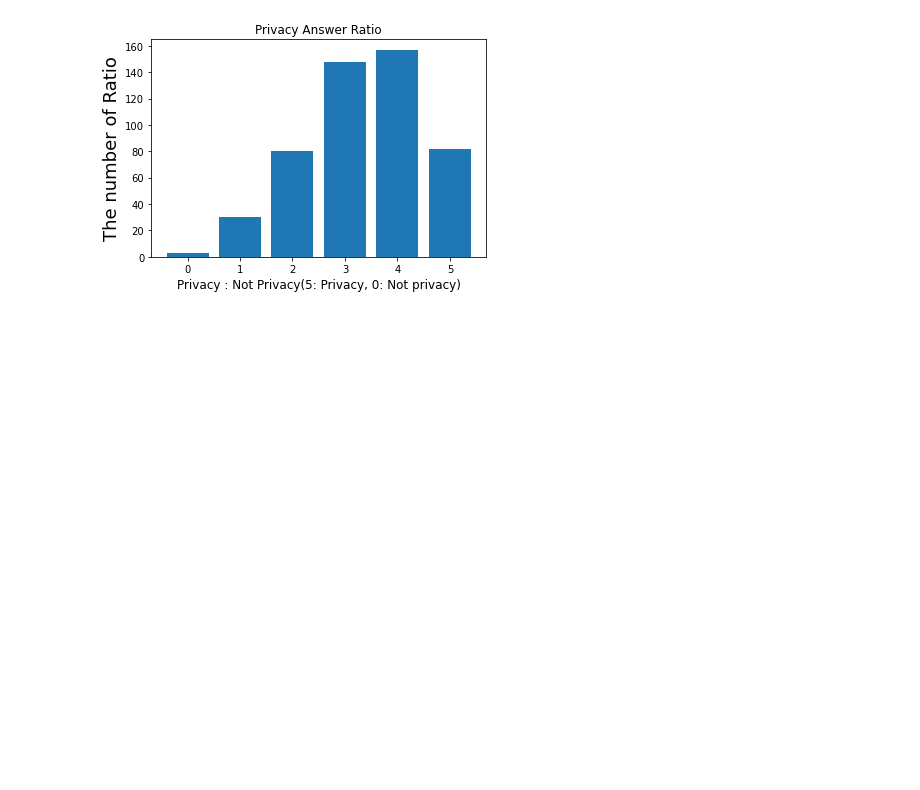
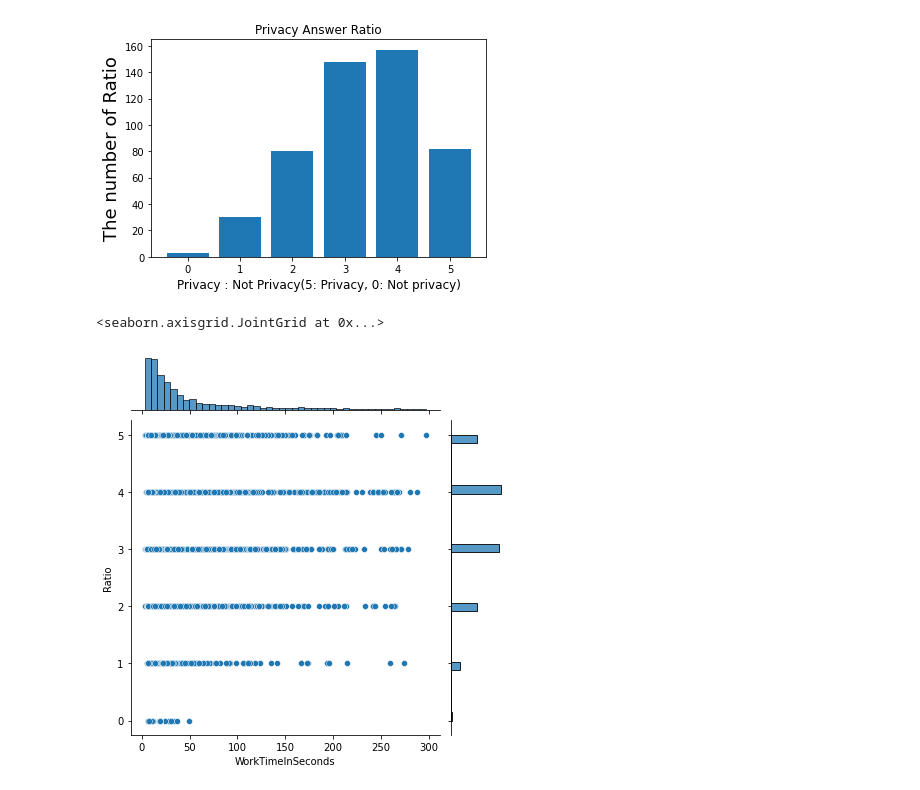
Before and after one commit to JLGGG/ToS-crawler, a Jupyter notebook: mturk.ipynb, the cells around one changed output. Cells and saved outputs as stored; diff of their text form; code cells hidden in the pictures; blank space fills up the shorter version.

```diff
--- a/mturk.ipynb
+++ b/mturk.ipynb
@@ -109,0 +137,5 @@ plt.show()
+# %%
+sns.jointplot(x='WorkTimeInSeconds', y='Ratio', data=df_mturk_500_t)
+# %% [output]
+<seaborn.axisgrid.JointGrid at 0x...>
+[figure, added]
```
Also changed, not shown: parts of 7 cells of this notebook.
